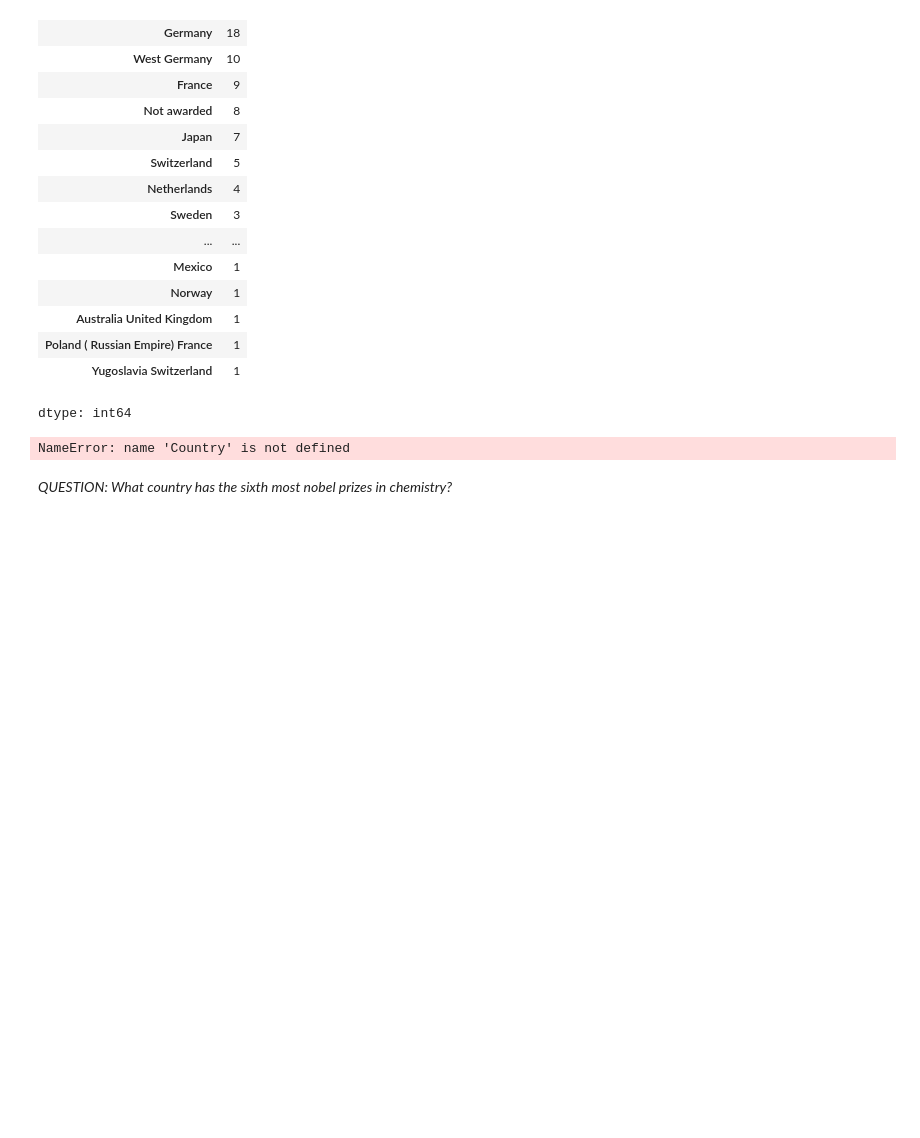
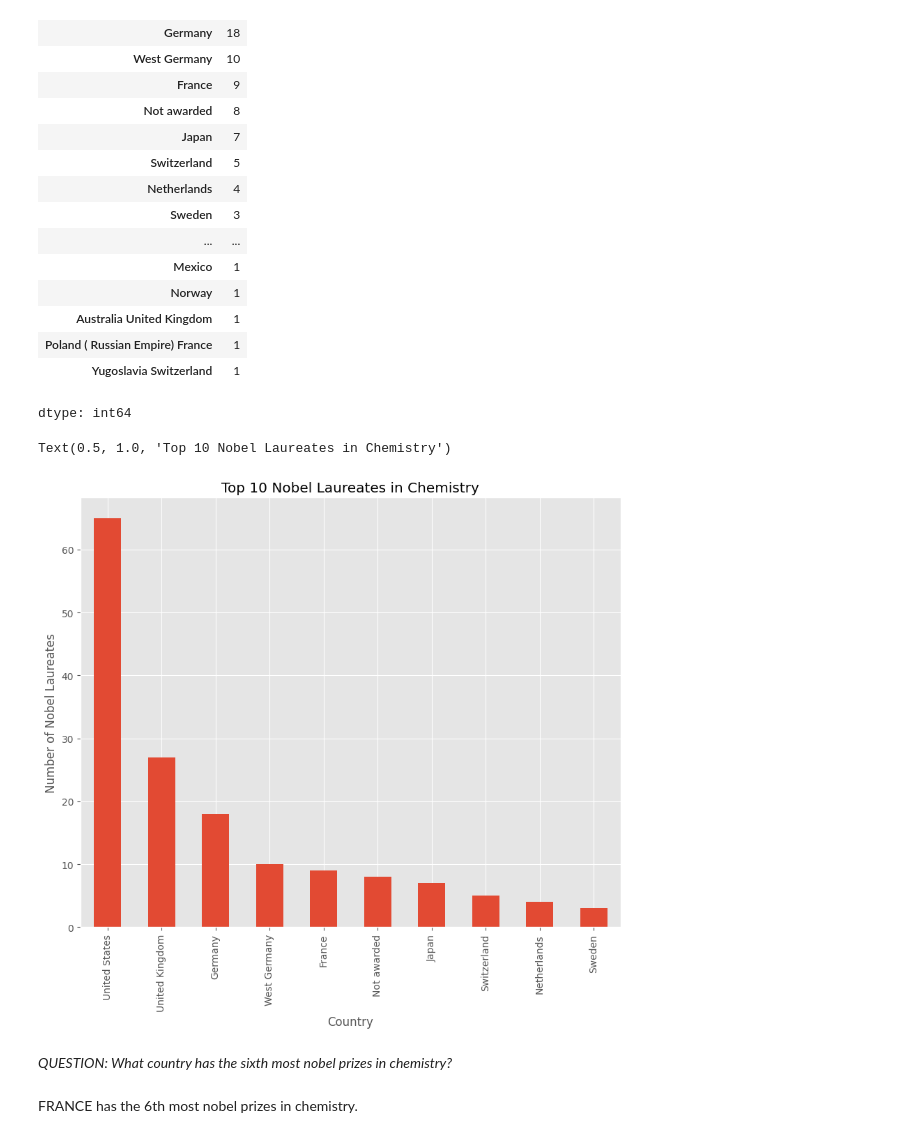
Before and after one commit to biancagallarati/QM2, a Jupyter notebook: notebooks/W02. Pandas.ipynb, the cells around one changed output. Cells and saved outputs as stored; diff of their text form; code cells hidden in the pictures; blank space fills up the shorter version.

```diff
--- a/notebooks/W02. Pandas.ipynb
+++ b/notebooks/W02. Pandas.ipynb
@@ -764,9 +764,15 @@ country.groupby('Country[B]').size().sort_values(ascending=False)
 | Poland ( Russian Empire) France | 1 |
 | Yugoslavia Switzerland | 1 |
 dtype: int64
-# %%
-Country.groupby('Country[B]').loc[3:65]
-# %% [output]
-NameError: name 'Country' is not defined
+# %%
+plot=country.groupby('Country[B]').size().sort_values(ascending=False)[:10].plot(kind='bar')
+plot.set_xlabel('Country')
+plot.set_ylabel('Number of Nobel Laureates')
+plot.set_title('Top 10 Nobel Laureates in Chemistry')
+# %% [output]
+Text(0.5, 1.0, 'Top 10 Nobel Laureates in Chemistry')
+[figure, added]
 # %% [markdown]
 *QUESTION: What country has the sixth most nobel prizes in chemistry?*
+# %% [markdown]
+FRANCE has the 6th most nobel prizes in chemistry.
```
